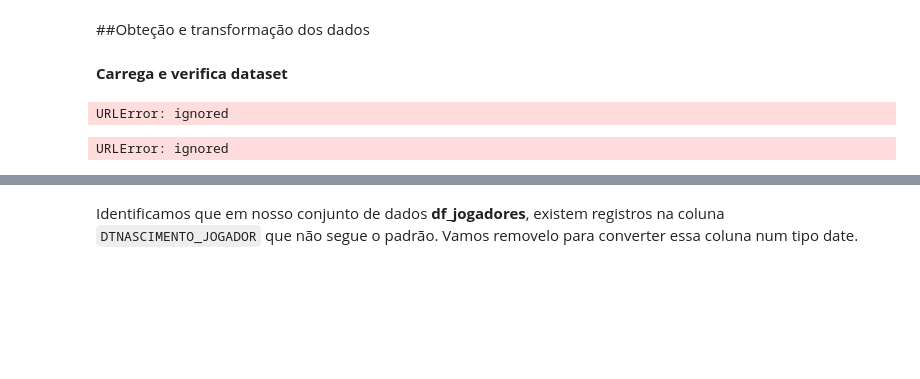
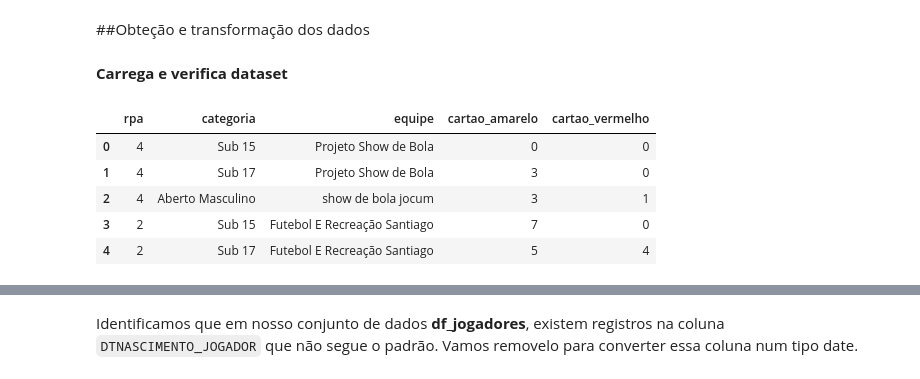
Before and after one commit to leonarddocchagas/data_science, a Jupyter notebook: recife_bom_de_bola.ipynb, the cells around one changed output, grey strips where cells are left out. Cells and saved outputs as stored; diff of their text form; code cells hidden in the pictures; blank space fills up the shorter version.

```diff
--- a/recife_bom_de_bola.ipynb
+++ b/recife_bom_de_bola.ipynb
@@ -59,17 +59,17 @@ import matplotlib.pyplot as plt
 import seaborn as sns
 import datetime as dt
 from datetime import datetime
-# %%
-df_equipes = 'http://dados.recife.pe.gov.br/dataset/a253e40a-ccb2-474e-902f-513deb3d7614/resource/3838af9e-2c53-4cad-9716-e6ca76f1908f/download/equipes-participantes-recife-bom-de-bola.csv'
-df_equipes = pd.read_csv(df_equipes)
-# %% [output]
-URLError: ignored
 # %%
 # import dataset equipes
-df_equipes = 'http://dados.recife.pe.gov.br/dataset/a253e40a-ccb2-474e-902f-513deb3d7614/resource/3838af9e-2c53-4cad-9716-e6ca76f1908f/download/equipes-participantes-recife-bom-de-bola.csv'
+df_equipes = 'https://raw.githubusercontent.com/leonarddocchagas/data_science/master/projetos/recife_bom_de_bola/equipes-participantes-recife-bom-de-bola.csv'
 df_equipes = pd.read_csv(df_equipes, sep=';')
 df_equipes.head()
 # %% [output]
-URLError: ignored
+|  | rpa | categoria | equipe | cartao_amarelo | cartao_vermelho |
+| 0 | 4 | Sub 15 | Projeto Show de Bola | 0 | 0 |
+| 1 | 4 | Sub 17 | Projeto Show de Bola | 3 | 0 |
+| 2 | 4 | Aberto Masculino | show de bola jocum | 3 | 1 |
+| 3 | 2 | Sub 15 | Futebol E Recreação Santiago | 7 | 0 |
+| 4 | 2 | Sub 17 | Futebol E Recreação Santiago | 5 | 4 |
 # %%
 # import dataset campos
```
Also changed, not shown: parts of 18 cells of this notebook.
